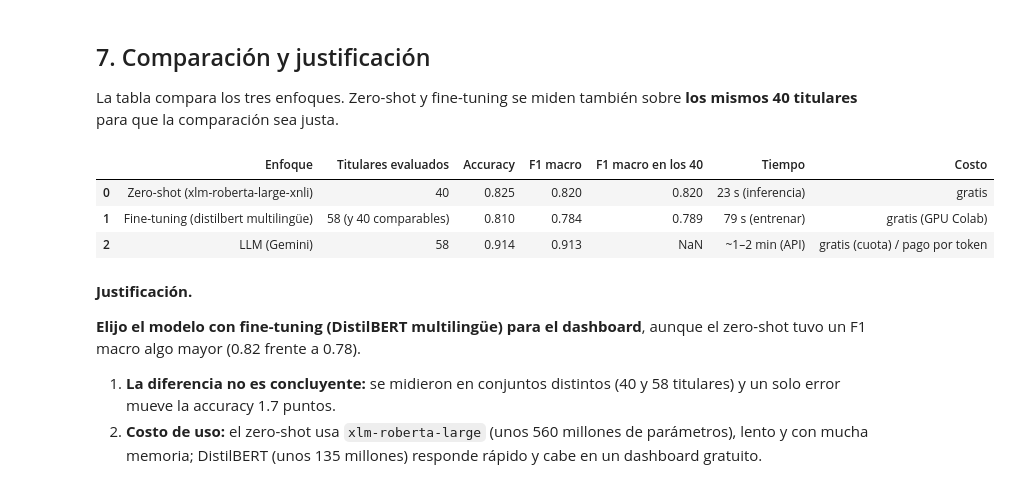
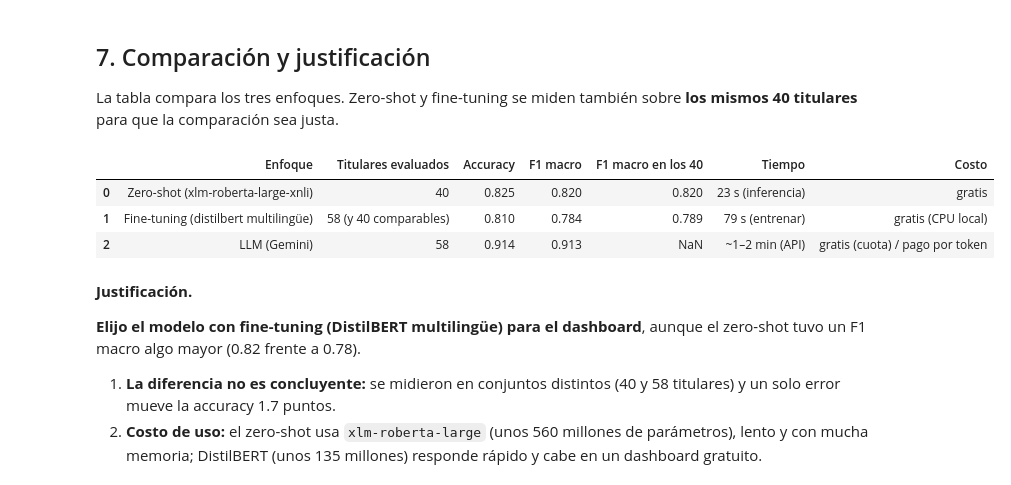
Before and after one commit to gabriela-pozo/Cursos, a Jupyter notebook: tarea_1/02_clasificacion.ipynb, the cells around one changed output. Cells and saved outputs as stored; diff of their text form; code cells hidden in the pictures.

Commit message:
Ajustar entorno y costo en notebook 02

```diff
--- a/tarea_1/02_clasificacion.ipynb
+++ b/tarea_1/02_clasificacion.ipynb
@@ -537,21 +537,21 @@ La tabla compara los tres enfoques. Zero-shot y fine-tuning se miden también so
 # %%
 idx40 = test["titular"].isin(muestra40["titular"])
 res_ft_40 = metricas(test.loc[idx40, "y"], test.loc[idx40, "pred_ft"].map(LABEL2ID))
 
 tabla = pd.DataFrame({
     "Enfoque": ["Zero-shot (xlm-roberta-large-xnli)", "Fine-tuning (distilbert multilingüe)", "LLM (Gemini)"],
     "Titulares evaluados": [40, f"{len(test)} (y 40 comparables)", len(en_test)],
     "Accuracy": [res_zs["accuracy"], res_ft["accuracy"], res_llm_test["accuracy"]],
     "F1 macro": [res_zs["f1_macro"], res_ft["f1_macro"], res_llm_test["f1_macro"]],
     "F1 macro en los 40": [res_zs["f1_macro"], res_ft_40["f1_macro"], np.nan],
     "Tiempo": [f"{tiempo_zs:.0f} s (inferencia)", f"{tiempo_ft:.0f} s (entrenar)", "~1–2 min (API)"],
-    "Costo": ["gratis", "gratis (GPU Colab)", "gratis (cuota) / pago por token"],
+    "Costo": ["gratis", "gratis (CPU local)", "gratis (cuota) / pago por token"],
 }).round(3)
 tabla
 # %% [output]
 |  | Enfoque | Titulares evaluados | Accuracy | F1 macro | F1 macro en los 40 | Tiempo | Costo |
 | 0 | Zero-shot (xlm-roberta-large-xnli) | 40 | 0.825 | 0.820 | 0.820 | 23 s (inferencia) | gratis |
-| 1 | Fine-tuning (distilbert multilingüe) | 58 (y 40 comparables) | 0.810 | 0.784 | 0.789 | 79 s (entrenar) | gratis (GPU Colab) |
+| 1 | Fine-tuning (distilbert multilingüe) | 58 (y 40 comparables) | 0.810 | 0.784 | 0.789 | 79 s (entrenar) | gratis (CPU local) |
 | 2 | LLM (Gemini) | 58 | 0.914 | 0.913 | NaN | ~1–2 min (API) | gratis (cuota) / pago por token |
 # %% [markdown]
 **Justificación.**
```
Also changed, not shown: parts of 1 cell of this notebook.
